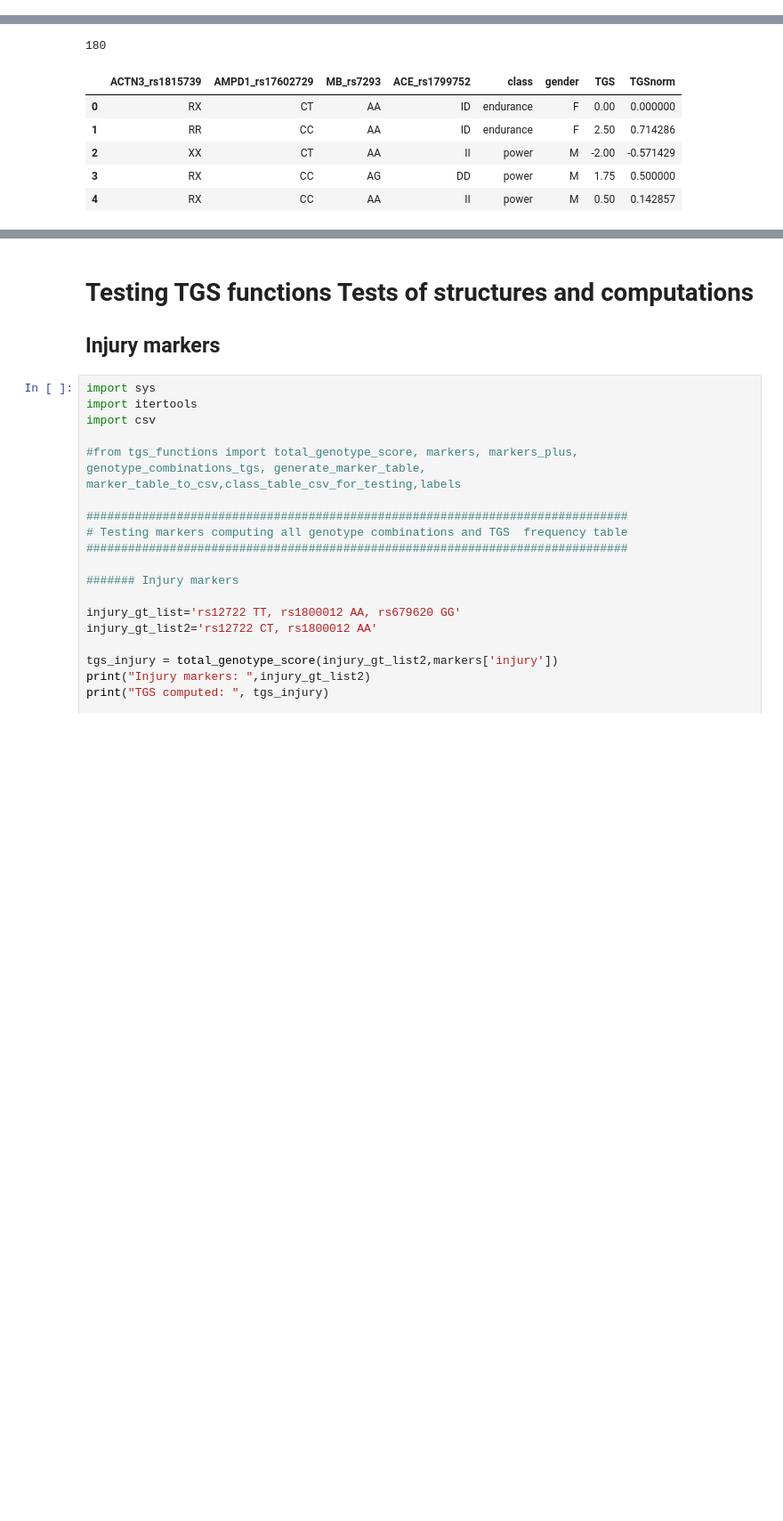
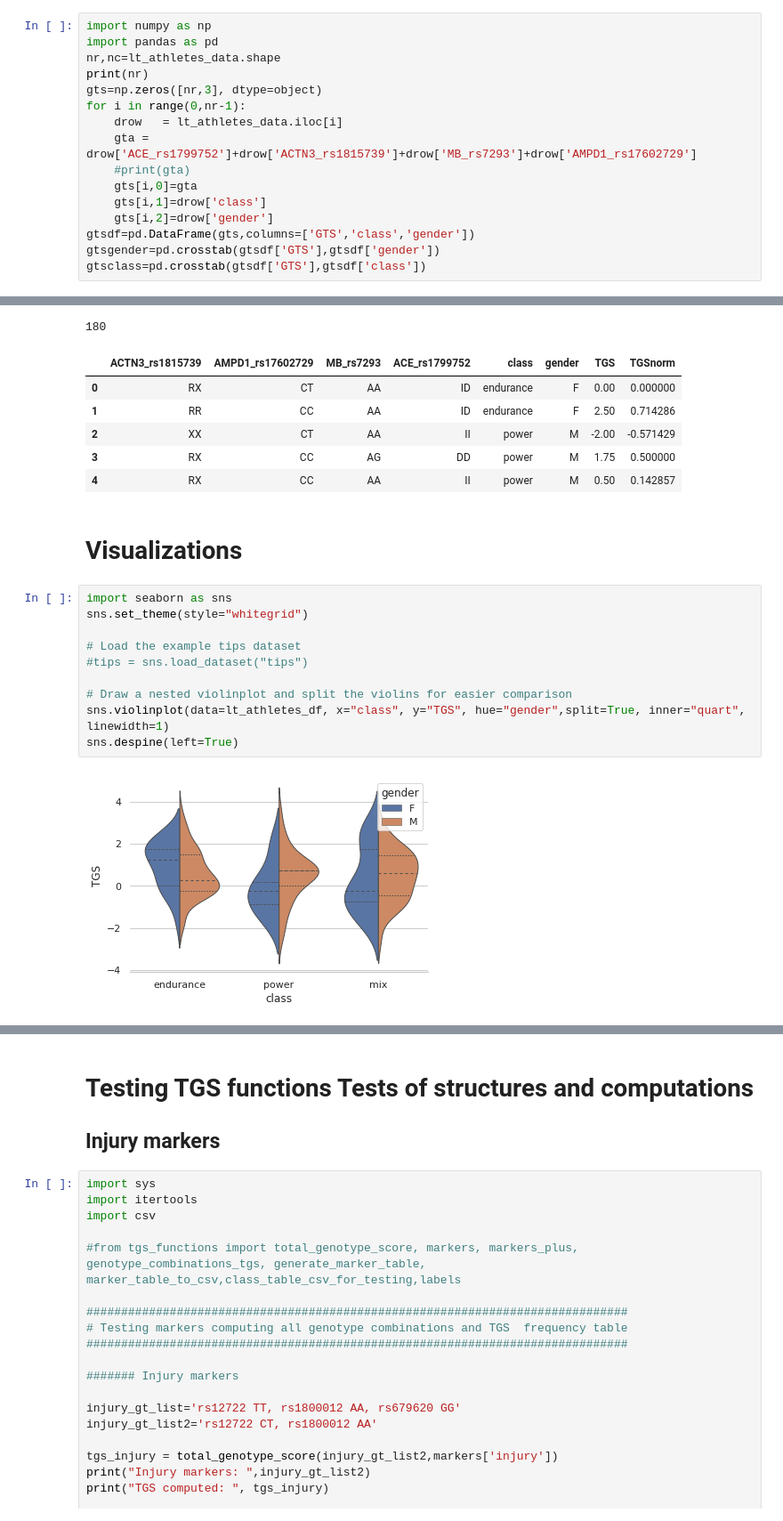
Before and after one commit to erinijapranckeviciene/ppolygenic, a Jupyter notebook: ppolygenic.ipynb, the cells around one changed output, grey strips where cells are left out. Shown at 89% size. Cells and saved outputs as stored; diff of their text form; blank space fills up the shorter version.

```diff
--- a/ppolygenic.ipynb
+++ b/ppolygenic.ipynb
@@ -315,0 +318,16 @@ Index(['ACTN3_rs1815739', 'AMPD1_rs17602729', 'MB_rs7293', 'ACE_rs1799752',
+# %%
+import numpy as np
+import pandas as pd
+nr,nc=lt_athletes_data.shape
+print(nr)
+gts=np.zeros([nr,3], dtype=object)
+for i in range(0,nr-1):
+    drow   = lt_athletes_data.iloc[i]
+    gta = drow['ACE_rs1799752']+drow['ACTN3_rs1815739']+drow['MB_rs7293']+drow['AMPD1_rs17602729']
+    #print(gta)
+    gts[i,0]=gta
+    gts[i,1]=drow['class']
+    gts[i,2]=drow['gender']
+gtsdf=pd.DataFrame(gts,columns=['GTS','class','gender'])
+gtsgender=pd.crosstab(gtsdf['GTS'],gtsdf['gender'])
+gtsclass=pd.crosstab(gtsdf['GTS'],gtsdf['class'])
@@ -347,3 +382,17 @@ lt_athletes_df.head()
 | 2 | XX | CT | AA | II | power | M | -2.00 | -0.571429 |
 | 3 | RX | CC | AG | DD | power | M | 1.75 | 0.500000 |
 | 4 | RX | CC | AA | II | power | M | 0.50 | 0.142857 |
+# %% [markdown]
+# Visualizations
+# %%
+import seaborn as sns
+sns.set_theme(style="whitegrid")
+
+# Load the example tips dataset
+#tips = sns.load_dataset("tips")
+
+# Draw a nested violinplot and split the violins for easier comparison
+sns.violinplot(data=lt_athletes_df, x="class", y="TGS", hue="gender",split=True, inner="quart", linewidth=1)
+sns.despine(left=True)
+# %% [output]
+[figure, added]
```
Also changed, not shown: parts of 4 cells of this notebook.
